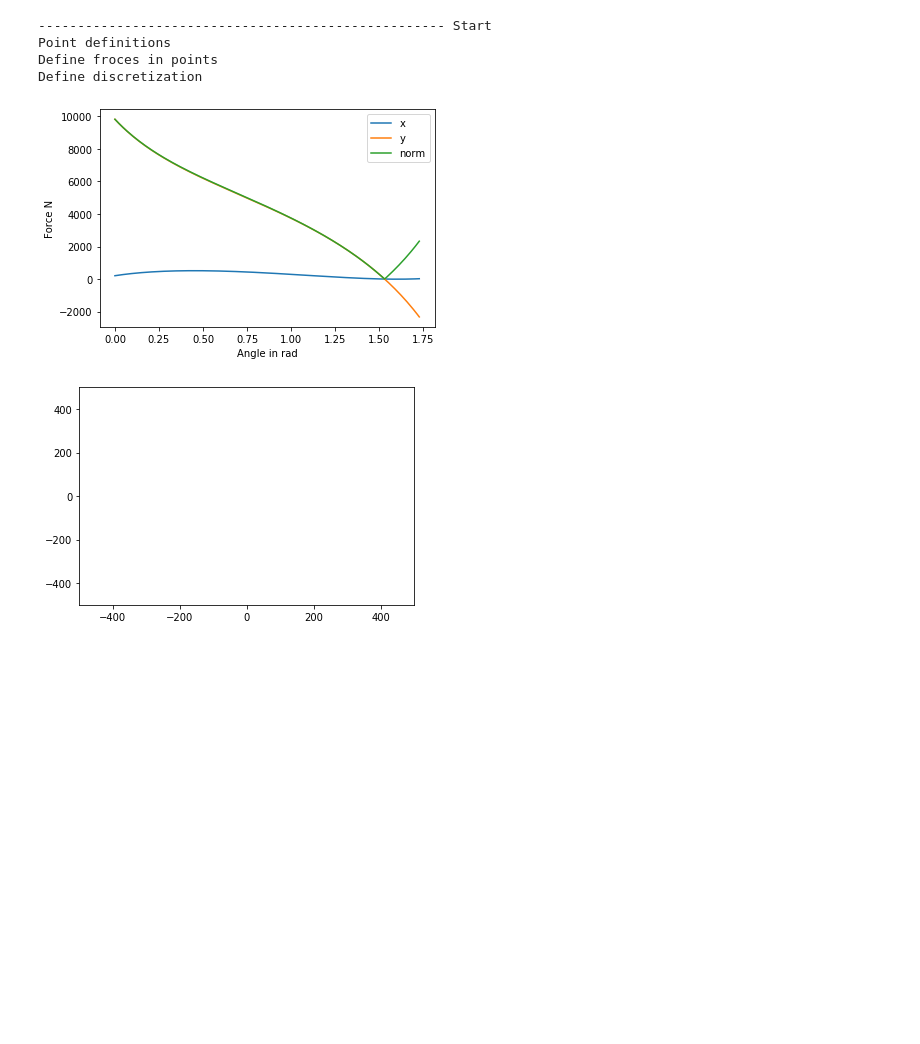
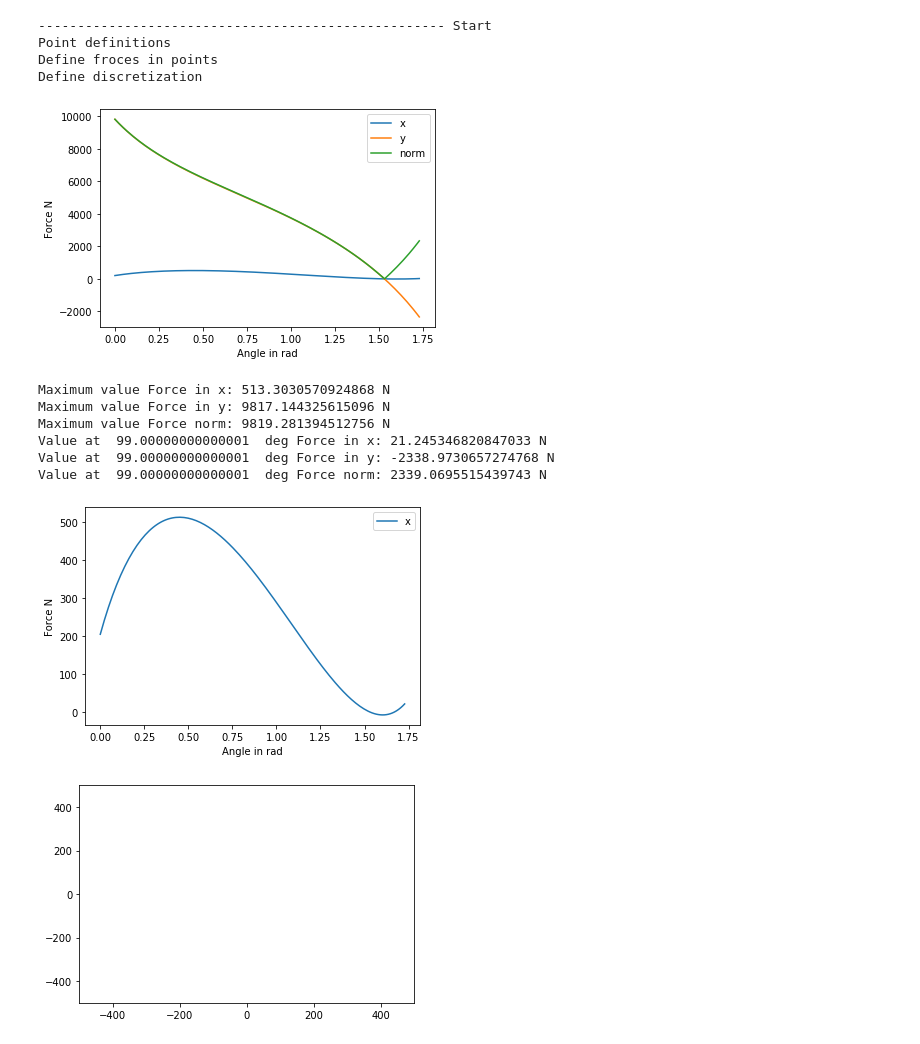
Before and after one commit to jagabu85/Tmp, a Jupyter notebook: forces.ipynb, the cells around one changed output. Drawn from its saved outputs; the diff is of its cells as text; code cells hidden in the pictures; blank space fills up the shorter version.

Commit message:
Forces ok! The one presented

```diff
--- a/forces.ipynb
+++ b/forces.ipynb
@@ -29,7 +29,7 @@ force_d = np.array([0, 85*1.6*9.81])
 
 print("Define discretization")
 num_steps = 150
-angle = np.linspace(0,3.14*0.55,num_steps)
+angle = np.linspace(0,np.pi*0.55,num_steps)
 
 force_e = np.zeros((num_steps, 2))
 
@@ -65,6 +65,24 @@ plt.legend()
 plt.savefig('forces_norm.pdf')
 plt.show()
 
+print('Maximum value Force in x:', np.amax(force_e[:,0]),'N')
+print('Maximum value Force in y:', np.amax(force_e[:,1]),'N')
+print('Maximum value Force norm:', np.amax(norm_force_e),'N')
+
+
+print('Value at ', np.degrees(angle[-1]), ' deg Force in x:', np.amax(force_e[-1,0]),'N')
+print('Value at ', np.degrees(angle[-1]), ' deg Force in y:', np.amax(force_e[-1,1]),'N')
+print('Value at ', np.degrees(angle[-1]), ' deg Force norm:', np.amax(norm_force_e[-1]),'N')
+
+#------------------------------- Plot force only X
+fig, ax1 = plt.subplots()
+plt.plot(angle, force_e[:,0], label='x')
+norm_force_e = np.zeros((num_steps,1))
+ax1.set_ylabel('Force N')
+ax1.set_xlabel('Angle in rad')
+plt.legend()
+plt.savefig('forces_x.pdf')
+plt.show()
 
 # Start animation
 fig2, ax = plt.subplots()
@@ -72,8 +90,10 @@ ax.set_xlim(np.min(force_e[:,1]), np.max(force_e[:,1]))
 ax.set_ylim(np.min(force_e[:,1]), np.max(force_e[:,1]))
 ax.set_xlim(-500, 500)
 ax.set_ylim(-500, 500)
-angle_template = r'angle = %.3f $^\circ$'
-angle_text = ax.text(0.75, 0.9, '', transform=ax.transAxes)
+angle_template = r'angle = %.1f $^\circ$'
+angle_text = ax.text(0.68, 0.9, '', transform=ax.transAxes)
+force_template = r'force = %.1f $N$'
+force_text = ax.text(0.68, 0.8, '', transform=ax.transAxes)
 
 xdata = np.zeros((1,2))
 ydata = np.zeros((1,2))
@@ -92,6 +112,7 @@ def init():
     body.set_data([],[])
     line_force_e.set_data([],[])
     angle_text.set_text('')
+    force_text.set_text('')
     return
 
 def update(i):
@@ -111,31 +132,39 @@ def update(i):
     body.set_data(data[0], data[1])
     # ------------------------------------------------------
 
     xdata[0,0] = rotation.dot(e_0)[0]
     ydata[0,0] = rotation.dot(e_0)[1]
 
     scale_force = 0.05
     xdata[0,1] = force_e[i,0] * scale_force + rotation.dot(e_0)[0]
     ydata[0,1] = force_e[i,1] * scale_force + rotation.dot(e_0)[1]
     line_force_e.set_data(xdata, ydata)
     # ------------------------------------------------------
     data2[0,1] = rotation.dot(e_0)[0]
     data2[1,1] = rotation.dot(e_0)[1]
     spindle.set_data(data2[0], data2[1])
 
 
     angle_text.set_text(angle_template % np.degrees(angle[i]))
+    force_text.set_text(force_template % np.linalg.norm(force_e[i]))
     return
 
 ani = FuncAnimation(fig2, update, num_steps,
                     init_func=init, interval=30, blit=False)
 plt.show()
 
 ani.save('force.gif', writer='imagemagick')
 # %% [output]
 ---------------------------------------------------- Start
 Point definitions
 Define froces in points
 Define discretization
 [figure]
+Maximum value Force in x: 513.3030570924868 N
+Maximum value Force in y: 9817.144325615096 N
+Maximum value Force norm: 9819.281394512756 N
+Value at  99.00000000000001  deg Force in x: 21.245346820847033 N
+Value at  99.00000000000001  deg Force in y: -2338.9730657274768 N
+Value at  99.00000000000001  deg Force norm: 2339.0695515439743 N
-[figure, old version]
+[figure, new version]
+[figure, added]
```
Also changed, not shown: 2 other files.
